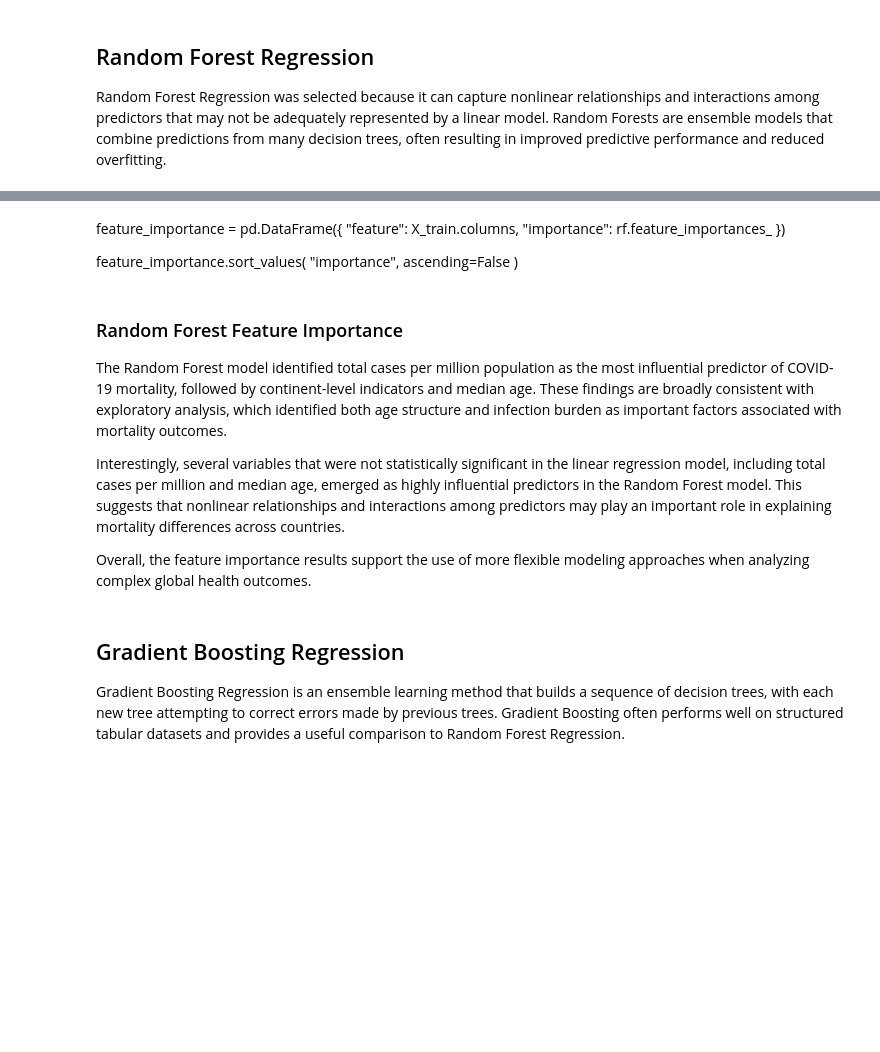
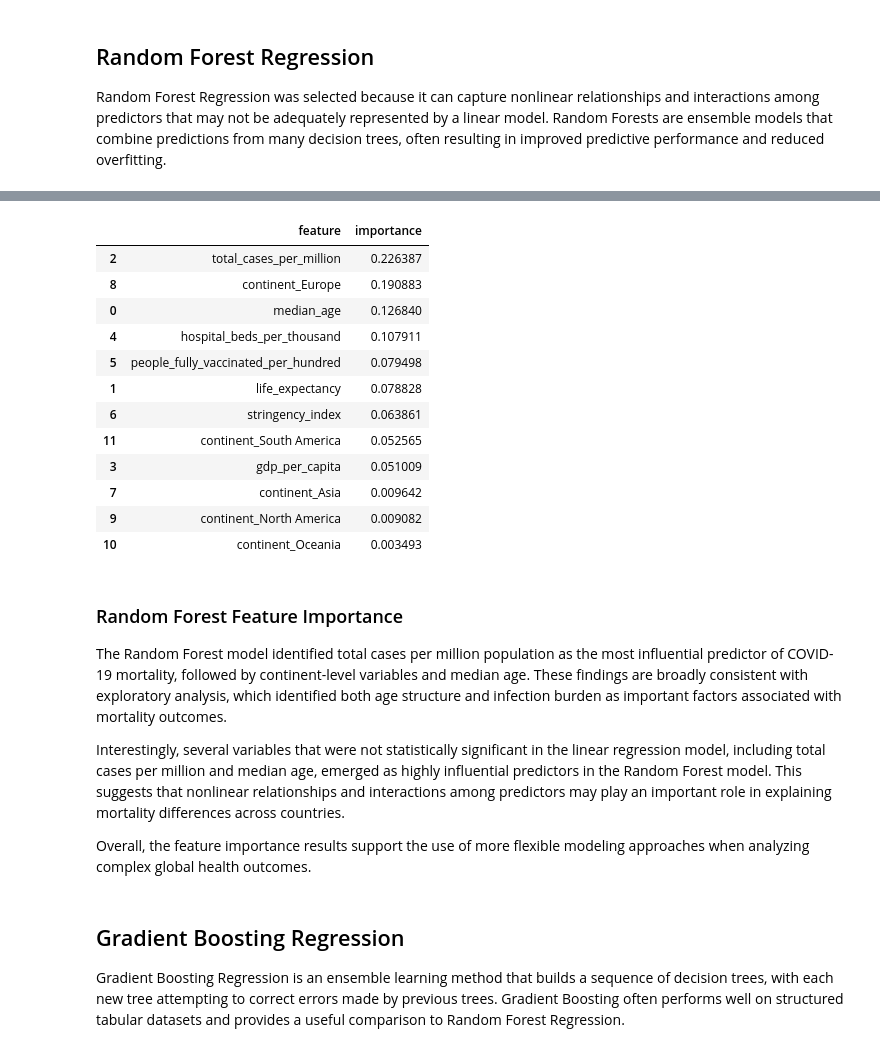
Before and after one commit to darylm910/CovidOWID_Cap2, a Jupyter notebook: notebooks/Covid_Modeling_and_Evaluation.ipynb, the cells around one changed output, grey strips where cells are left out. Cells and saved outputs as stored; diff of their text form; code cells hidden in the pictures; blank space fills up the shorter version.

Commit message:
Complete Capstone Two modeling and evaluation

```diff
--- a/notebooks/Covid_Modeling_and_Evaluation.ipynb
+++ b/notebooks/Covid_Modeling_and_Evaluation.ipynb
@@ -239,20 +238,34 @@ results.to_csv(
     "../reports/tables/model_performance.csv",
     index=False
 )
-# %% [markdown]
-feature_importance = pd.DataFrame({
-    "feature": X_train.columns,
-    "importance": rf.feature_importances_
-})
-
-feature_importance.sort_values(
-    "importance",
-    ascending=False
-)
+# %%
+feature_importance = pd.DataFrame({
+    "feature": X_train.columns,
+    "importance": rf.feature_importances_
+})
+
+feature_importance.sort_values(
+    "importance",
+    ascending=False
+)
+# %% [output]
+|  | feature | importance |
+| 2 | total_cases_per_million | 0.226387 |
+| 8 | continent_Europe | 0.190883 |
+| 0 | median_age | 0.126840 |
+| 4 | hospital_beds_per_thousand | 0.107911 |
+| 5 | people_fully_vaccinated_per_hundred | 0.079498 |
+| 1 | life_expectancy | 0.078828 |
+| 6 | stringency_index | 0.063861 |
+| 11 | continent_South America | 0.052565 |
+| 3 | gdp_per_capita | 0.051009 |
+| 7 | continent_Asia | 0.009642 |
+| 9 | continent_North America | 0.009082 |
+| 10 | continent_Oceania | 0.003493 |
 # %% [markdown]
 ### Random Forest Feature Importance
 
-The Random Forest model identified total cases per million population as the most influential predictor of COVID-19 mortality, followed by continent-level indicators and median age. These findings are broadly consistent with exploratory analysis, which identified both age structure and infection burden as important factors associated with mortality outcomes.
+The Random Forest model identified total cases per million population as the most influential predictor of COVID-19 mortality, followed by continent-level variables and median age. These findings are broadly consistent with exploratory analysis, which identified both age structure and infection burden as important factors associated with mortality outcomes.
 
 Interestingly, several variables that were not statistically significant in the linear regression model, including total cases per million and median age, emerged as highly influential predictors in the Random Forest model. This suggests that nonlinear relationships and interactions among predictors may play an important role in explaining mortality differences across countries.
 
```
Also changed, not shown: parts of 24 cells of this notebook, 1 other file.
